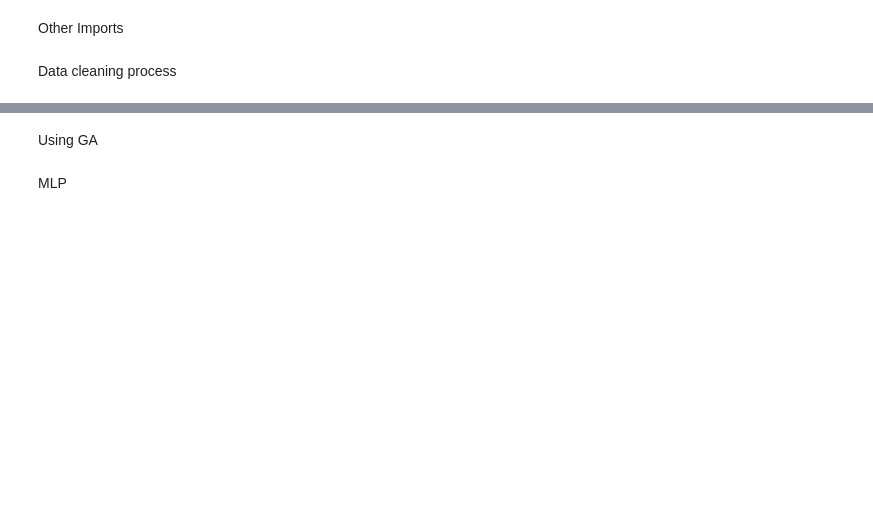
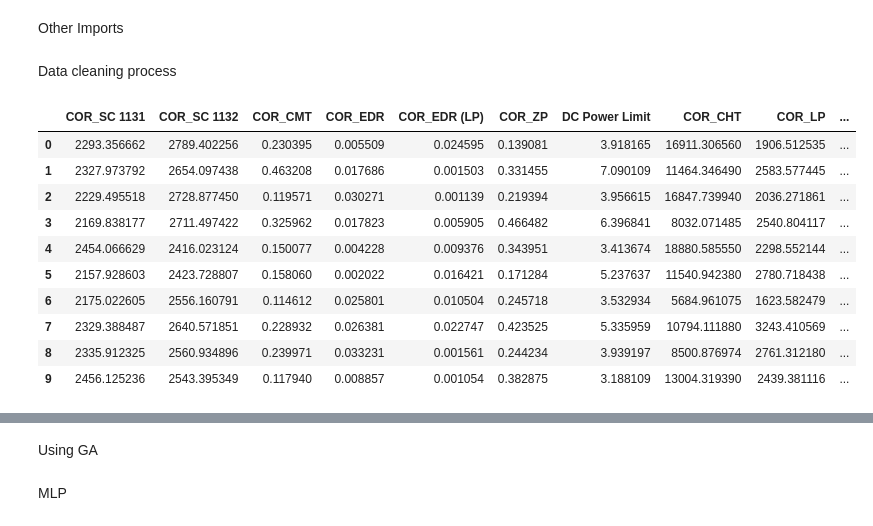
Before and after one commit to ebotchway/thesis_work, a Jupyter notebook: mphil_thesis.ipynb, the cells around one changed output, grey strips where cells are left out. Cells and saved outputs as stored; diff of their text form; code cells hidden in the pictures; blank space fills up the shorter version.

```diff
--- a/mphil_thesis.ipynb
+++ b/mphil_thesis.ipynb
@@ -101,0 +157,16 @@ df_inp.isna().any()
+# %%
+# we will use the combined data now.
+df = pd.read_csv("data.csv")
+df.head(n=10)
+# %% [output]
+|  | COR_SC 1131 | COR_SC 1132 | COR_CMT | COR_EDR | COR_EDR (LP) | COR_ZP | DC Power Limit | COR_CHT | COR_LP | ... |
+| 0 | 2293.356662 | 2789.402256 | 0.230395 | 0.005509 | 0.024595 | 0.139081 | 3.918165 | 16911.306560 | 1906.512535 | ... |
+| 1 | 2327.973792 | 2654.097438 | 0.463208 | 0.017686 | 0.001503 | 0.331455 | 7.090109 | 11464.346490 | 2583.577445 | ... |
+| 2 | 2229.495518 | 2728.877450 | 0.119571 | 0.030271 | 0.001139 | 0.219394 | 3.956615 | 16847.739940 | 2036.271861 | ... |
+| 3 | 2169.838177 | 2711.497422 | 0.325962 | 0.017823 | 0.005905 | 0.466482 | 6.396841 | 8032.071485 | 2540.804117 | ... |
+| 4 | 2454.066629 | 2416.023124 | 0.150077 | 0.004228 | 0.009376 | 0.343951 | 3.413674 | 18880.585550 | 2298.552144 | ... |
+| 5 | 2157.928603 | 2423.728807 | 0.158060 | 0.002022 | 0.016421 | 0.171284 | 5.237637 | 11540.942380 | 2780.718438 | ... |
+| 6 | 2175.022605 | 2556.160791 | 0.114612 | 0.025801 | 0.010504 | 0.245718 | 3.532934 | 5684.961075 | 1623.582479 | ... |
+| 7 | 2329.388487 | 2640.571851 | 0.228932 | 0.026381 | 0.022747 | 0.423525 | 5.335959 | 10794.111880 | 3243.410569 | ... |
+| 8 | 2335.912325 | 2560.934896 | 0.239971 | 0.033231 | 0.001561 | 0.244234 | 3.939197 | 8500.876974 | 2761.312180 | ... |
+| 9 | 2456.125236 | 2543.395349 | 0.117940 | 0.008857 | 0.001054 | 0.382875 | 3.188109 | 13004.319390 | 2439.381116 | ... |
```
Also changed, not shown: parts of 24 cells of this notebook, 1 other file.
